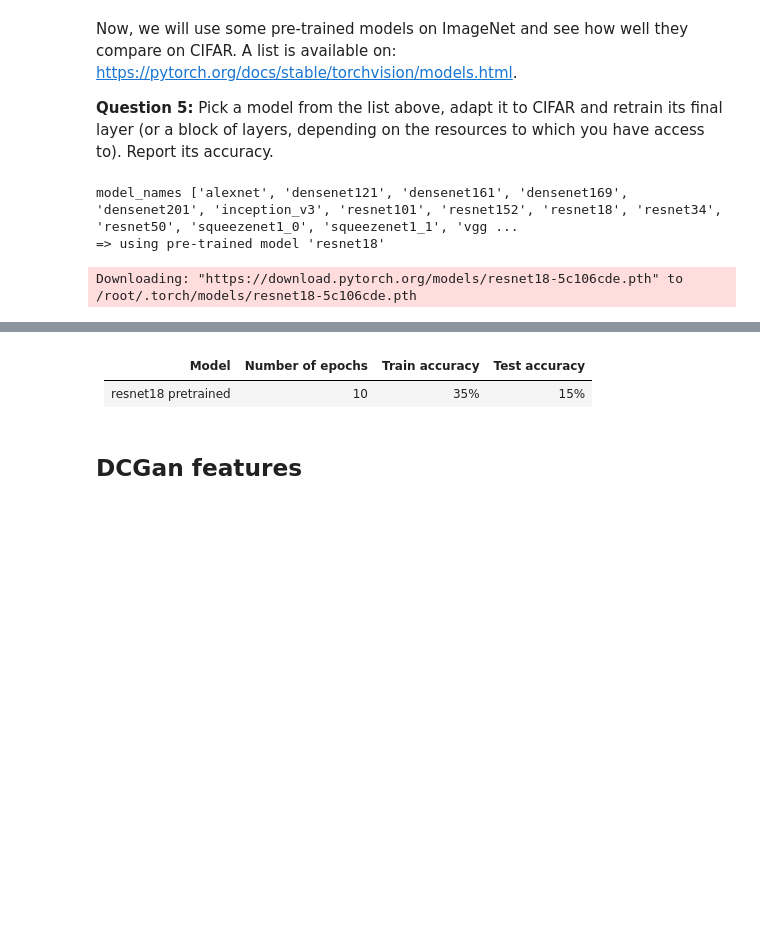
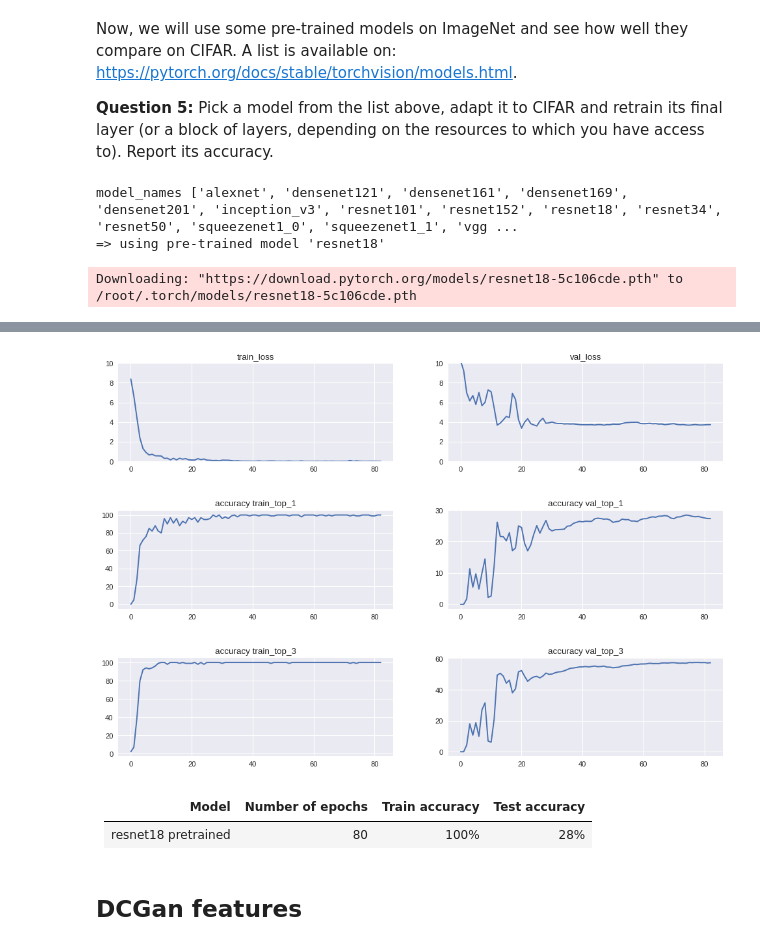
Before and after one commit to paulasquin/deep-learning-in-practice-cs, a Jupyter notebook: 3-TD_ADL.ipynb, the cells around one changed output, grey strips where cells are left out. Cells and saved outputs as stored; diff of their text form; code cells hidden in the pictures; blank space fills up the shorter version.

```diff
--- a/3-TD_ADL.ipynb
+++ b/3-TD_ADL.ipynb
@@ -877,7 +883,7 @@ args = Args(
         resume="",
         evaluate=False,
         pretrained=True,
-        early_stopping=True
+        n_early_stop=5
 )
 
 classifier3 = Classifier(args, transf)
@@ -908,7 +914,8 @@ Epoch: [79][3/4]        Time 0.137 (0.263)      Data 0.000 (0.106)      Loss 0.1
+[figure, added]
 # %% [markdown]
 | Model | Number of  epochs  | Train accuracy | Test accuracy |
 |------|------|------|------|
-|   resnet18 pretrained  | 10 | 35% | 15% |
+|   resnet18 pretrained  | 80 | 100% | 28% |
 # %% [markdown]
 ## DCGan features
 # %% [markdown]
```
Also changed, not shown: parts of 9 cells of this notebook.
